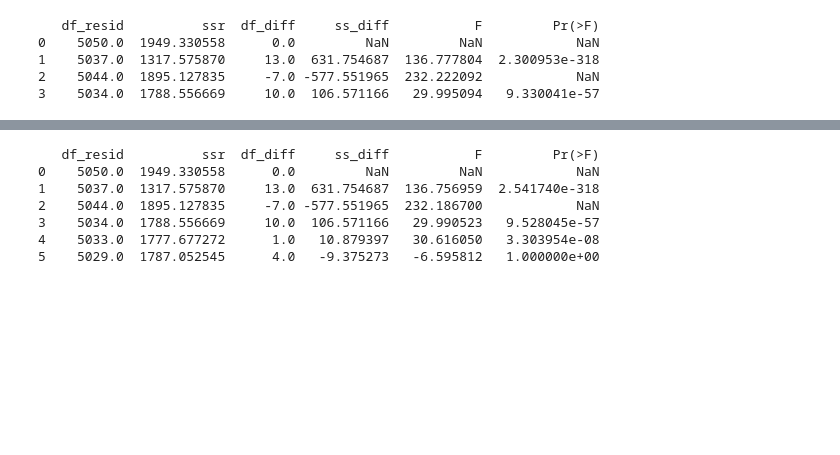
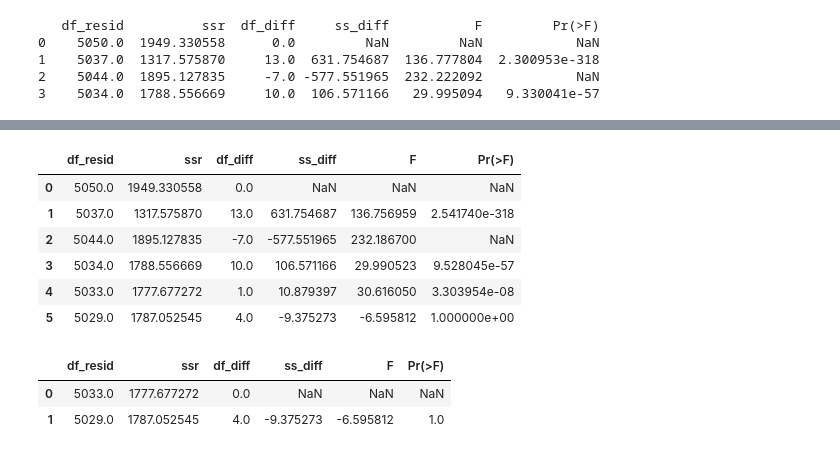
Before and after one commit to DonjhaiH/230A_final_project, a Jupyter notebook: code/clean.ipynb, the cells around one changed output, grey strips where cells are left out. Drawn from its saved outputs; the diff is of its cells as text; code cells hidden in the pictures; blank space fills up the shorter version.

Commit message:
Added some model comaprison and F-test.

```diff
--- a/code/clean.ipynb
+++ b/code/clean.ipynb
@@ -1094,10 +1105,18 @@ strong multicollinearity or other numerical problems.
 # %%
-print(anova_lm(m1, m2, m3, m4,m5,m6))
+#FINAL BEST MODEL
+from statsmodels.stats.anova import anova_lm
+anova_lm(m1, m2, m3, m4, m5, m6)
 # %% [output]
-   df_resid          ssr  df_diff     ss_diff           F         Pr(>F)
-0    5050.0  1949.330558      0.0         NaN         NaN            NaN
-1    5037.0  1317.575870     13.0  631.754687  136.756959  2.541740e-318
-2    5044.0  1895.127835     -7.0 -577.551965  232.186700            NaN
-3    5034.0  1788.556669     10.0  106.571166   29.990523   9.528045e-57
-4    5033.0  1777.677272      1.0   10.879397   30.616050   3.303954e-08
-5    5029.0  1787.052545      4.0   -9.375273   -6.595812   1.000000e+00
+|  | df_resid | ssr | df_diff | ss_diff | F | Pr(>F) |
+| 0 | 5050.0 | 1949.330558 | 0.0 | NaN | NaN | NaN |
+| 1 | 5037.0 | 1317.575870 | 13.0 | 631.754687 | 136.756959 | 2.541740e-318 |
+| 2 | 5044.0 | 1895.127835 | -7.0 | -577.551965 | 232.186700 | NaN |
+| 3 | 5034.0 | 1788.556669 | 10.0 | 106.571166 | 29.990523 | 9.528045e-57 |
+| 4 | 5033.0 | 1777.677272 | 1.0 | 10.879397 | 30.616050 | 3.303954e-08 |
+| 5 | 5029.0 | 1787.052545 | 4.0 | -9.375273 | -6.595812 | 1.000000e+00 |
+# %%
+anova_lm(m5, m6)
+# %% [output]
+|  | df_resid | ssr | df_diff | ss_diff | F | Pr(>F) |
+| 0 | 5033.0 | 1777.677272 | 0.0 | NaN | NaN | NaN |
+| 1 | 5029.0 | 1787.052545 | 4.0 | -9.375273 | -6.595812 | 1.0 |
```
Also changed, not shown: parts of 8 cells of this notebook.
